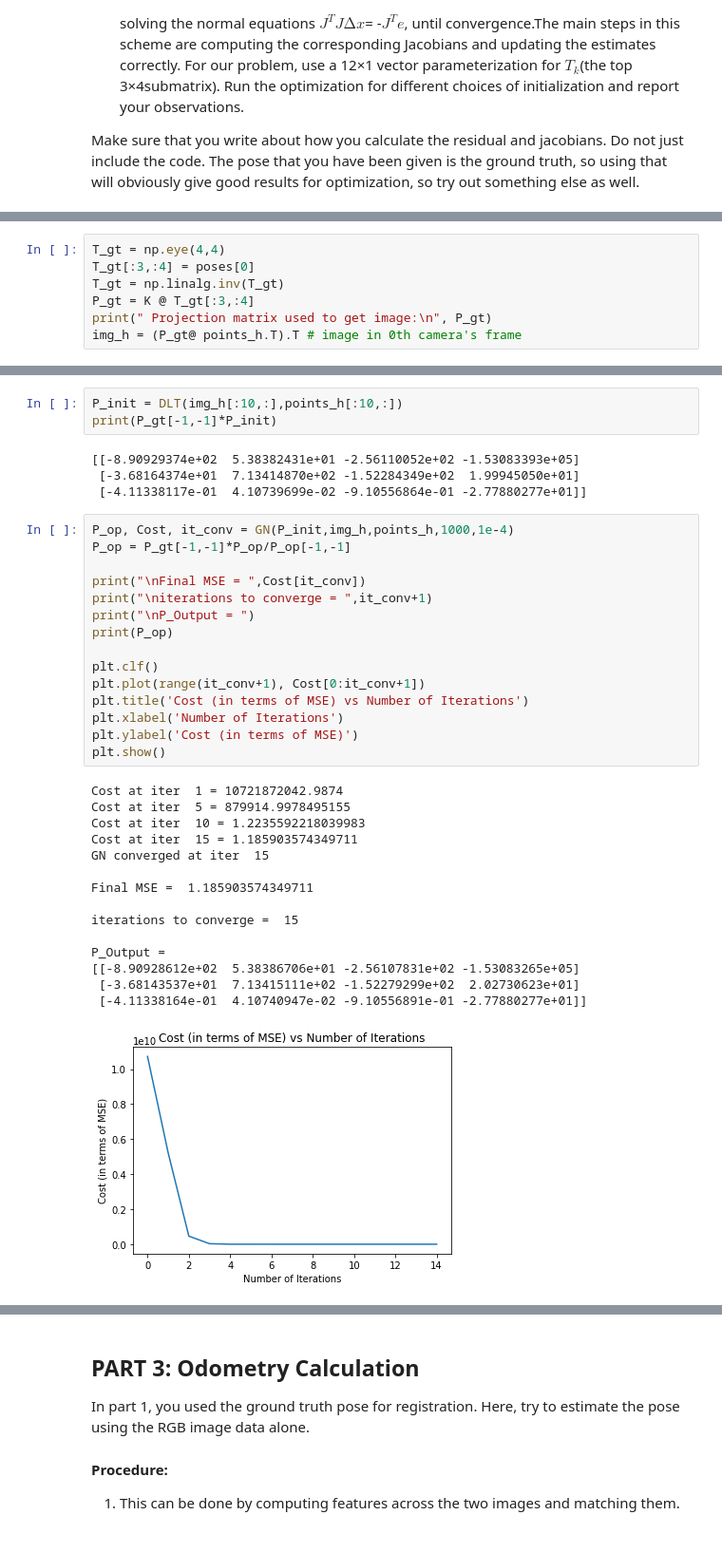
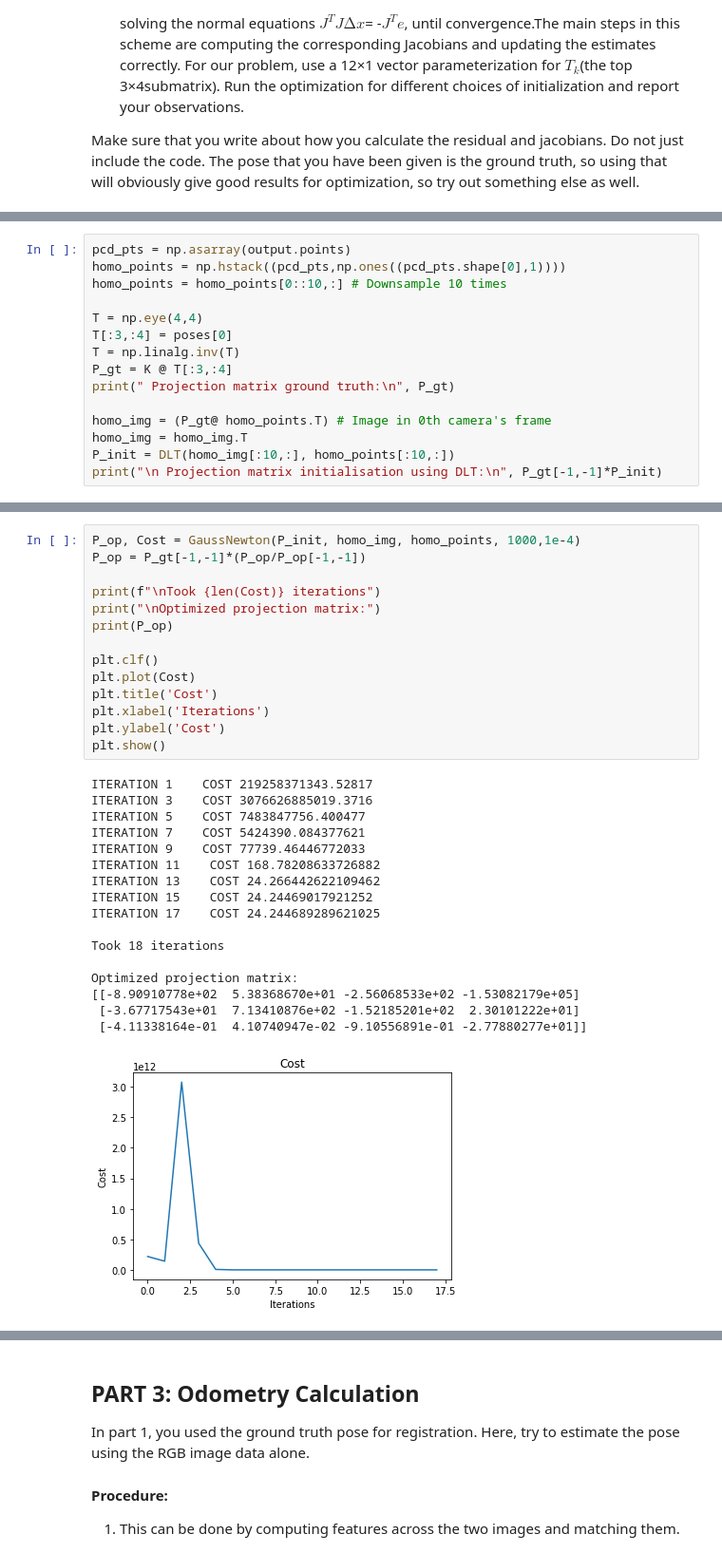
Before and after one commit to tusharc31/Mobile-Robotics, a Jupyter notebook: Project-2/questions/StereoSLAM.ipynb, the cells around one changed output, grey strips where cells are left out. Shown at 95% size. Saved outputs shown, nothing was run; the diff lists cells and outputs as text.

```diff
--- a/Project-2/questions/StereoSLAM.ipynb
+++ b/Project-2/questions/StereoSLAM.ipynb
@@ -205,8 +179,16 @@ print (points_h.shape)
 # %%
-T_gt = np.eye(4,4)
-T_gt[:3,:4] = poses[0]
-T_gt = np.linalg.inv(T_gt)
-P_gt = K @ T_gt[:3,:4]
-print(" Projection matrix used to get image:\n", P_gt)
-img_h = (P_gt@ points_h.T).T # image in 0th camera's frame
+pcd_pts = np.asarray(output.points)
+homo_points = np.hstack((pcd_pts,np.ones((pcd_pts.shape[0],1))))
+homo_points = homo_points[0::10,:] # Downsample 10 times
+
+T = np.eye(4,4)
+T[:3,:4] = poses[0]
+T = np.linalg.inv(T)
+P_gt = K @ T[:3,:4]
+print(" Projection matrix ground truth:\n", P_gt)
+
+homo_img = (P_gt@ homo_points.T) # Image in 0th camera's frame
+homo_img = homo_img.T
+P_init = DLT(homo_img[:10,:], homo_points[:10,:])
+print("\n Projection matrix initialisation using DLT:\n", P_gt[-1,-1]*P_init)
 # %% [output]
@@ -217,38 +204,32 @@ img_h = (P_gt@ points_h.T).T # image in 0th camera's frame
-# %%
-P_init = DLT(img_h[:10,:],points_h[:10,:])
-print(P_gt[-1,-1]*P_init)
-# %% [output]
-[[-8.90929374e+02  5.38382431e+01 -2.56110052e+02 -1.53083393e+05]
- [-3.68164374e+01  7.13414870e+02 -1.52284349e+02  1.99945050e+01]
- [-4.11338117e-01  4.10739699e-02 -9.10556864e-01 -2.77880277e+01]]
 # %%
-P_op, Cost, it_conv = GN(P_init,img_h,points_h,1000,1e-4)
-P_op = P_gt[-1,-1]*P_op/P_op[-1,-1]
+P_op, Cost = GaussNewton(P_init, homo_img, homo_points, 1000,1e-4)
+P_op = P_gt[-1,-1]*(P_op/P_op[-1,-1])
 
-print("\nFinal MSE = ",Cost[it_conv])
-print("\niterations to converge = ",it_conv+1)
-print("\nP_Output = ")
+print(f"\nTook {len(Cost)} iterations")
+print("\nOptimized projection matrix:")
 print(P_op)
 
 plt.clf()
-plt.plot(range(it_conv+1), Cost[0:it_conv+1])
-plt.title('Cost (in terms of MSE) vs Number of Iterations')
-plt.xlabel('Number of Iterations')
-plt.ylabel('Cost (in terms of MSE)')
+plt.plot(Cost)
+plt.title('Cost')
+plt.xlabel('Iterations')
+plt.ylabel('Cost')
 plt.show()
 # %% [output]
-Cost at iter  1 = 10721872042.9874
-Cost at iter  5 = 879914.9978495155
-Cost at iter  10 = 1.2235592218039983
-Cost at iter  15 = 1.185903574349711
-GN converged at iter  15
+ITERATION 1    COST 219258371343.52817
+ITERATION 3    COST 3076626885019.3716
+ITERATION 5    COST 7483847756.400477
+ITERATION 7    COST 5424390.084377621
+ITERATION 9    COST 77739.46446772033
+ITERATION 11    COST 168.78208633726882
+ITERATION 13    COST 24.266442622109462
+ITERATION 15    COST 24.24469017921252
+ITERATION 17    COST 24.244689289621025
 
-Final MSE =  1.185903574349711
+Took 18 iterations
 
-iterations to converge =  15
-
-P_Output =
-[[-8.90928612e+02  5.38386706e+01 -2.56107831e+02 -1.53083265e+05]
- [-3.68143537e+01  7.13415111e+02 -1.52279299e+02  2.02730623e+01]
+Optimized projection matrix:
+[[-8.90910778e+02  5.38368670e+01 -2.56068533e+02 -1.53082179e+05]
+ [-3.67717543e+01  7.13410876e+02 -1.52185201e+02  2.30101222e+01]
  [-4.11338164e-01  4.10740947e-02 -9.10556891e-01 -2.77880277e+01]]
-[figure, old version]
+[figure, new version]
```
Also changed, not shown: parts of 17 cells of this notebook, 1 other file.
